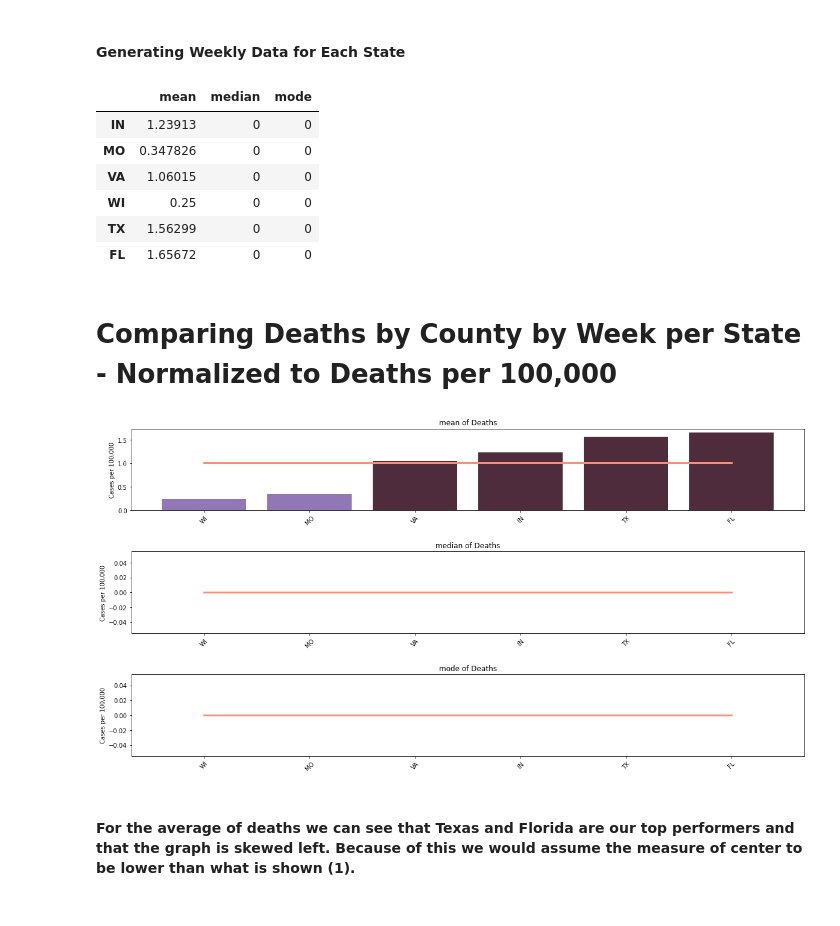
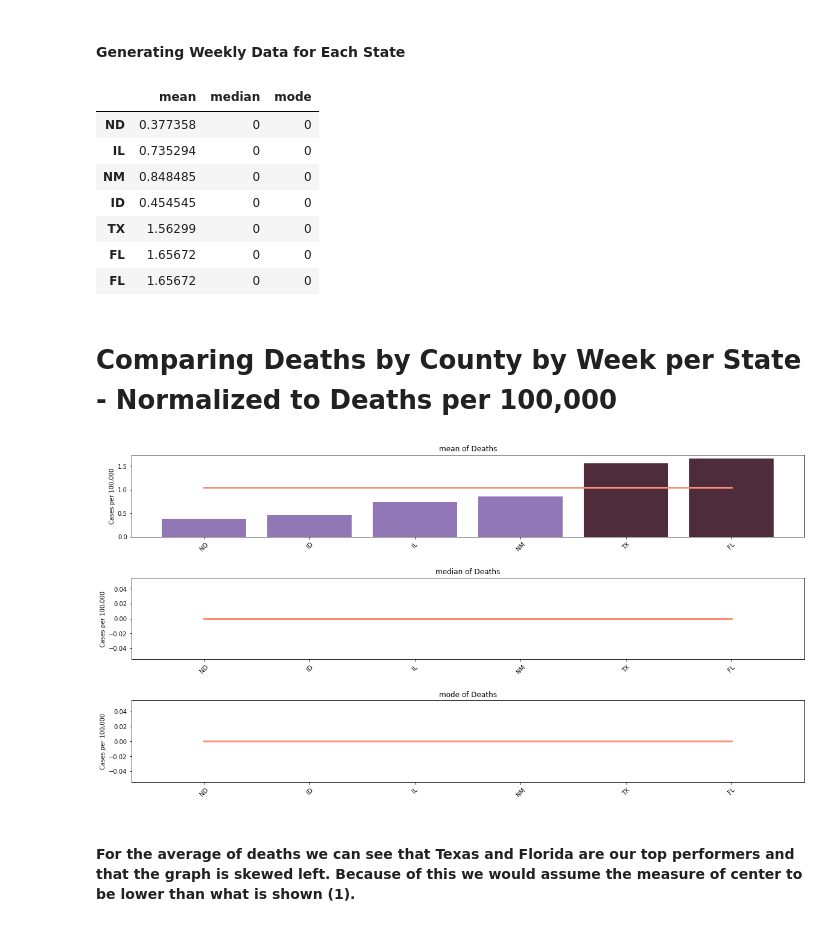
Before and after one commit to UNCG-CSE/COVID-Team-1, a Jupyter notebook: src/chris/stage2_task1_chris.ipynb, the cells around one changed output. Drawn from its saved outputs; the diff is of its cells as text; code cells hidden in the pictures.

```diff
--- a/src/chris/stage2_task1_chris.ipynb
+++ b/src/chris/stage2_task1_chris.ipynb
@@ -39,9 +39,9 @@ _state_county_weekly_stats_deaths = "./chris/DATA/state_county_weekly_stats_deat
 # %% [markdown]
 ### Generating daily new cases for State by county.
 # %%
-def state_daily_cases_to_csv(state):
+def state_daily_cases_to_csv(_state):
     df_primary_data = cd.get_covid_primary_data()
-    df_state_cases = df_primary_data[df_primary_data.State == state].filter(regex = "County|cases")
+    df_state_cases = df_primary_data[df_primary_data.State == _state].filter(regex = "County|cases")
     df_state_cases.set_index("County Name", inplace = True)
     df_daily_cases = pd.DataFrame(index = [df_state_cases.index])
 
@@ -263,4 +366,5 @@ df_primary_data = cd.get_covid_primary_data()
 df_primary_data = df_primary_data[df_primary_data.State != "FL"]
 random_states = np.random.choice(df_primary_data.State.values, 5)
 display(random_states.tolist())
+random_states = ['ND', 'IL', 'NM', 'ID', 'TX']
 # %% [output]
@@ -268,7 +372,7 @@ display(random_states.tolist())
 # %% [markdown]
 #### Generating Weekly Data for Each State
 # %%
-all_states = random_states.tolist()
+all_states = random_states
 all_states.append("FL")
 
 df_state_data = pd.DataFrame(index =  all_states,
@@ -319,26 +423,27 @@ plt.show()
 # %% [markdown]
 #### Generating Weekly Data for Each State
 # %%
-all_states = random_states.tolist()
+all_states = random_states
 all_states.append("FL")
 
 df_state_data = pd.DataFrame(index =  all_states,
                             columns = ["mean", "median", "mode"])
 
 for state in all_states:
     df_weekly_stats = county_weekly_stats_overall(state)
     df_state_data.loc[state, "mean"] = df_weekly_stats.iloc[1]["mean"]
     df_state_data.loc[state, "median"] = df_weekly_stats.iloc[1]["median"]
     df_state_data.loc[state, "mode"] = df_weekly_stats.iloc[1]["mode"]
 display(df_state_data)
 # %% [output]
 |  | mean | median | mode |
-| IN | 1.23913 | 0 | 0 |
-| MO | 0.347826 | 0 | 0 |
-| VA | 1.06015 | 0 | 0 |
-| WI | 0.25 | 0 | 0 |
+| ND | 0.377358 | 0 | 0 |
+| IL | 0.735294 | 0 | 0 |
+| NM | 0.848485 | 0 | 0 |
+| ID | 0.454545 | 0 | 0 |
 | TX | 1.56299 | 0 | 0 |
 | FL | 1.65672 | 0 | 0 |
+| FL | 1.65672 | 0 | 0 |
 # %% [markdown]
 # Comparing Deaths by County by Week per State - Normalized to Deaths per 100,000
 # %%
@@ -360,7 +465,7 @@ for row, stat_type, ov_measure in zip(range(0,3,1), ("mean", "median", "mode"),
     axis[row].tick_params(axis = "x", rotation = 45)
 plt.show()
 # %% [output]
-[figure, old version]
+[figure, new version]
 # %% [markdown]
 #### For the average of deaths we can see that Texas and Florida are our top performers and that the graph is skewed left. Because of this we would assume the measure of center to be lower than what is shown (1).
 # %% [markdown]
```
Also changed, not shown: parts of 24 cells of this notebook.
